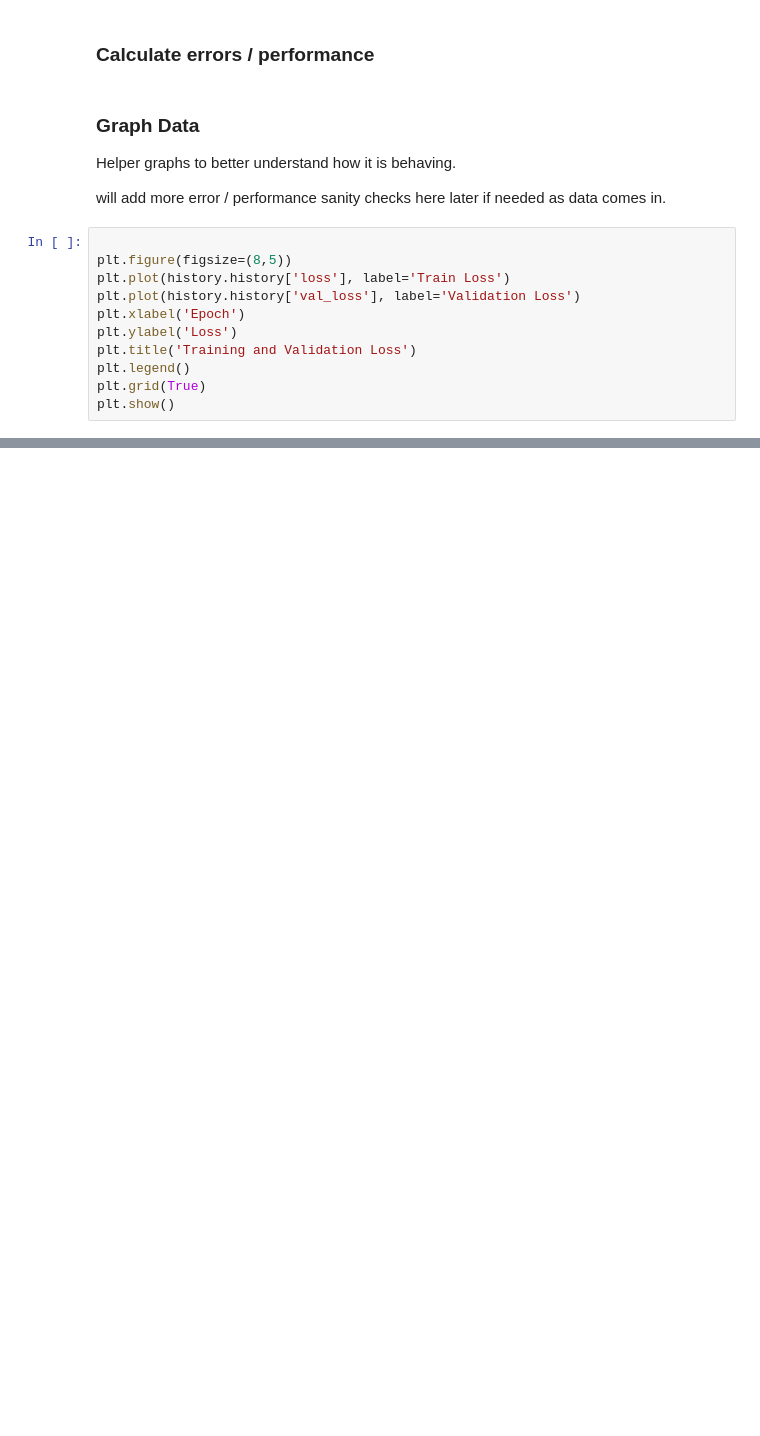
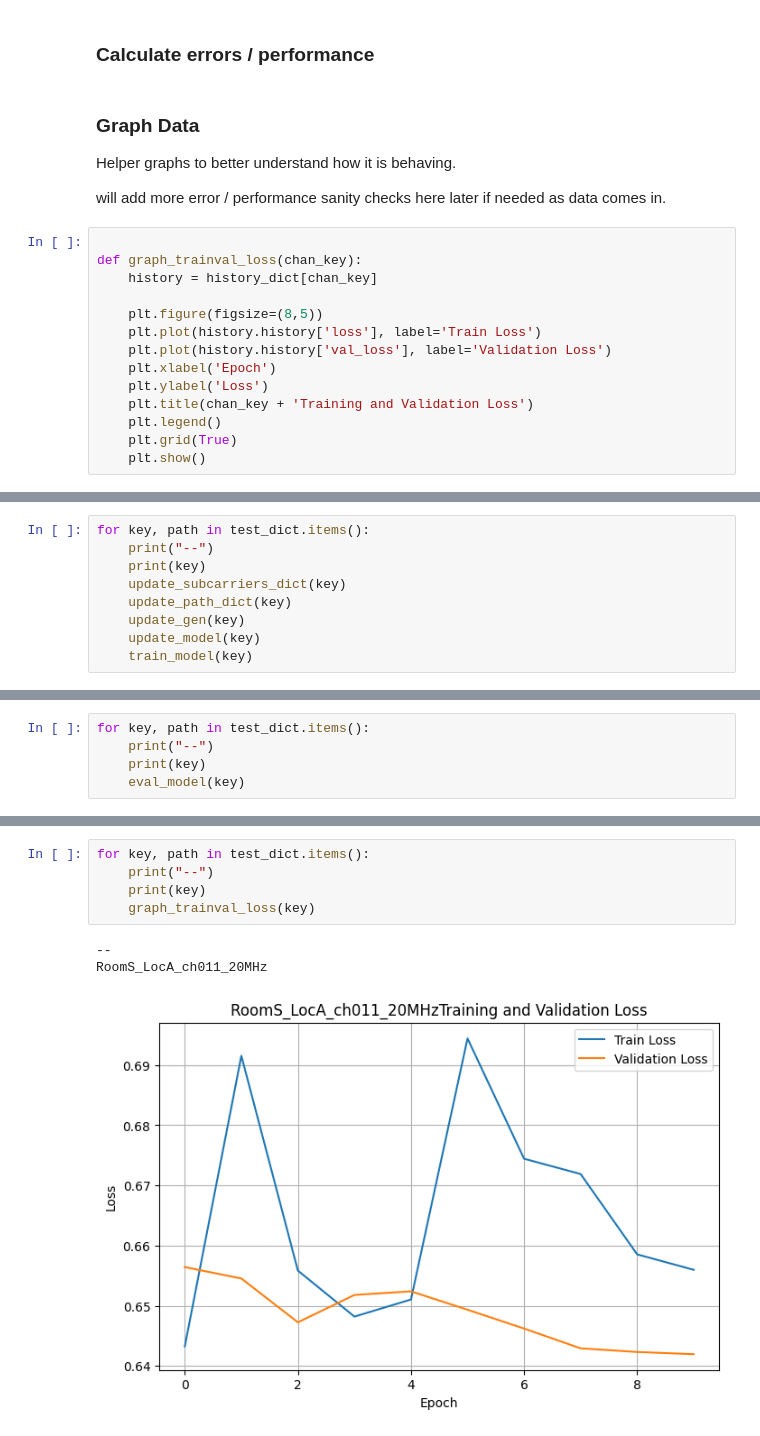
Before and after one commit to sethjkantz/WiFi_Sense_NeuralNet, a Jupyter notebook: CSI_WiFi_Sensing.ipynb, the cells around one changed output, grey strips where cells are left out. Drawn from its saved outputs; the diff is of its cells as text; blank space fills up the shorter version.

```diff
--- a/CSI_WiFi_Sensing.ipynb
+++ b/CSI_WiFi_Sensing.ipynb
@@ -302,12 +300,15 @@ Helper graphs to better understand how it is behaving.
 will add more error / performance sanity checks here later if needed as data comes in.
 # %%
 
-plt.figure(figsize=(8,5))
-plt.plot(history.history['loss'], label='Train Loss')
-plt.plot(history.history['val_loss'], label='Validation Loss')
-plt.xlabel('Epoch')
-plt.ylabel('Loss')
-plt.title('Training and Validation Loss')
-plt.legend()
-plt.grid(True)
-plt.show()
+def graph_trainval_loss(chan_key):
+    history = history_dict[chan_key]
+
+    plt.figure(figsize=(8,5))
+    plt.plot(history.history['loss'], label='Train Loss')
+    plt.plot(history.history['val_loss'], label='Validation Loss')
+    plt.xlabel('Epoch')
+    plt.ylabel('Loss')
+    plt.title(chan_key + 'Training and Validation Loss')
+    plt.legend()
+    plt.grid(True)
+    plt.show()
@@ -327,0 +328,9 @@ plt.show()
+# %%
+for key, path in test_dict.items():
+    print("--")
+    print(key)
+    update_subcarriers_dict(key)
+    update_path_dict(key)
+    update_gen(key)
+    update_model(key)
+    train_model(key)
@@ -327,0 +407,5 @@ plt.show()
+# %%
+for key, path in test_dict.items():
+    print("--")
+    print(key)
+    eval_model(key)
@@ -327,0 +433,9 @@ plt.show()
+# %%
+for key, path in test_dict.items():
+    print("--")
+    print(key)
+    graph_trainval_loss(key)
+# %% [output]
+--
+RoomS_LocA_ch011_20MHz
+[figure, added]
```
Also changed, not shown: parts of 12 cells of this notebook.
